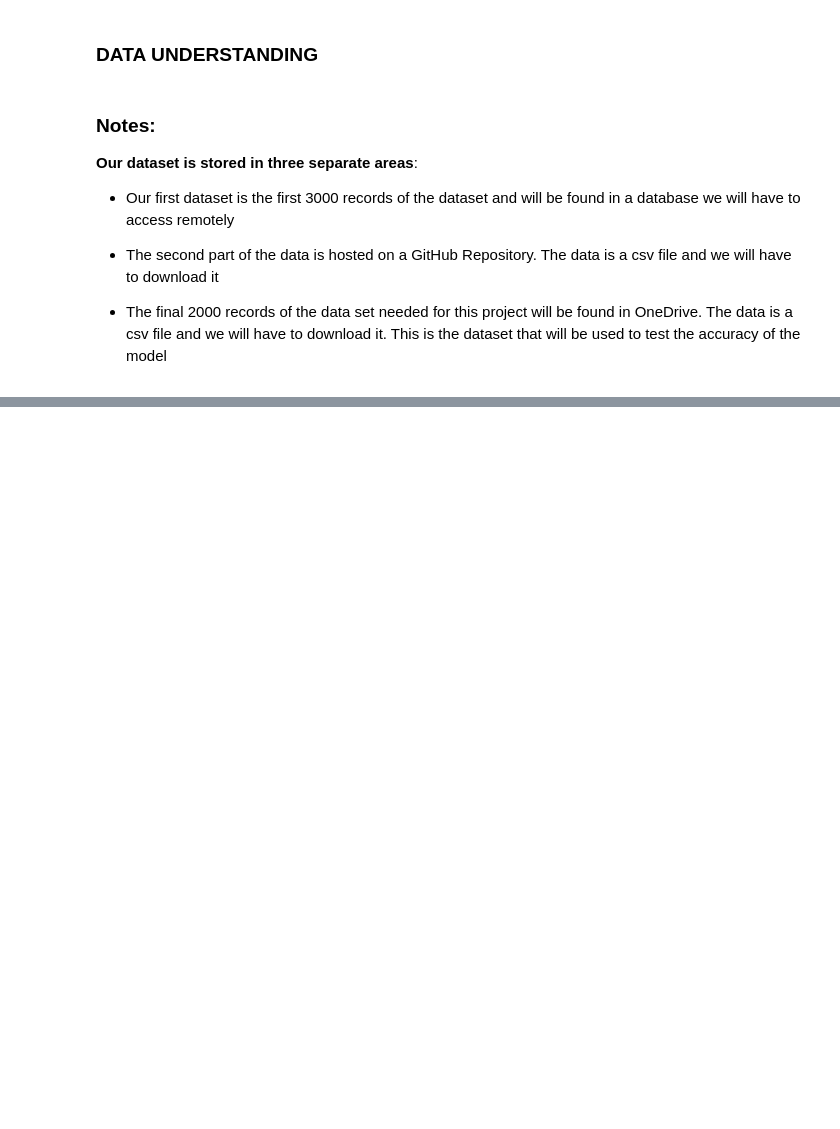
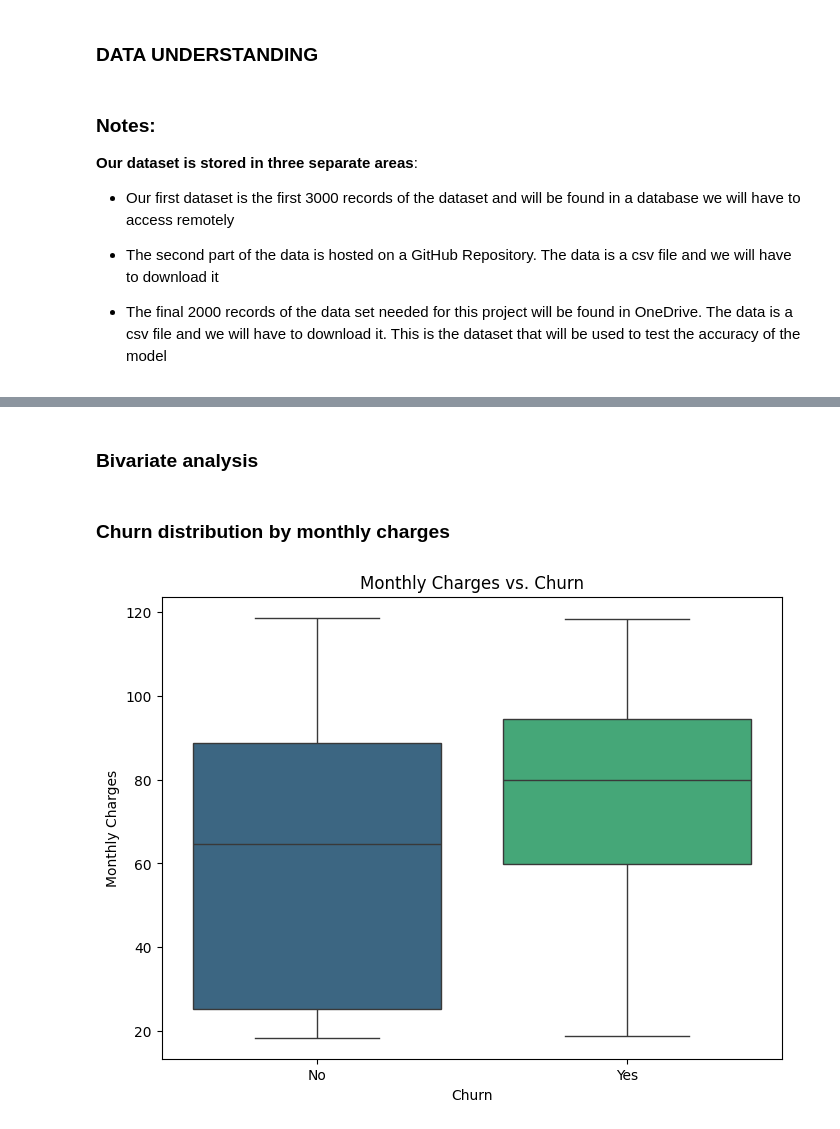
Before and after one commit to Joykoech/Customer-churn-prediction, a Jupyter notebook: notebook/churn.ipynb, the cells around one changed output, grey strips where cells are left out. Cells and saved outputs as stored; diff of their text form; code cells hidden in the pictures; blank space fills up the shorter version.

```diff
--- a/notebook/churn.ipynb
+++ b/notebook/churn.ipynb
@@ -71,0 +375,17 @@ OperationalError: ('08001', '[08001] [Microsoft][ODBC SQL Server Driver][DBNETLI
+# %% [markdown]
+### Bivariate analysis
+# %% [markdown]
+### Churn distribution by monthly charges
+# %%
+# Reset the index
+train_data.reset_index(drop=True, inplace=True)
+
+train_data['Churn'] = train_data['Churn'].replace({True: 'Yes', False: 'No'})
+plt.figure(figsize=(8, 6))
+sns.boxplot(x='Churn', y='MonthlyCharges', data=train_data, palette='viridis')
+plt.xlabel('Churn')
+plt.ylabel('Monthly Charges')
+plt.title('Monthly Charges vs. Churn')
+plt.show()
+# %% [output]
+[figure, added]
```
Also changed, not shown: parts of 104 cells of this notebook, 3 other files.
